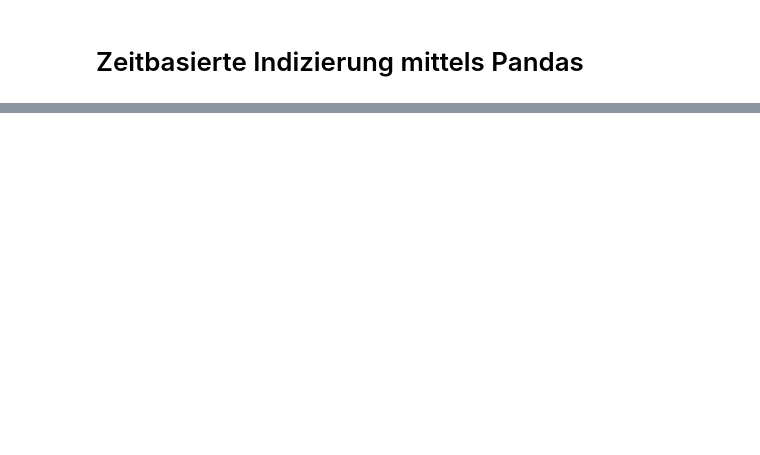
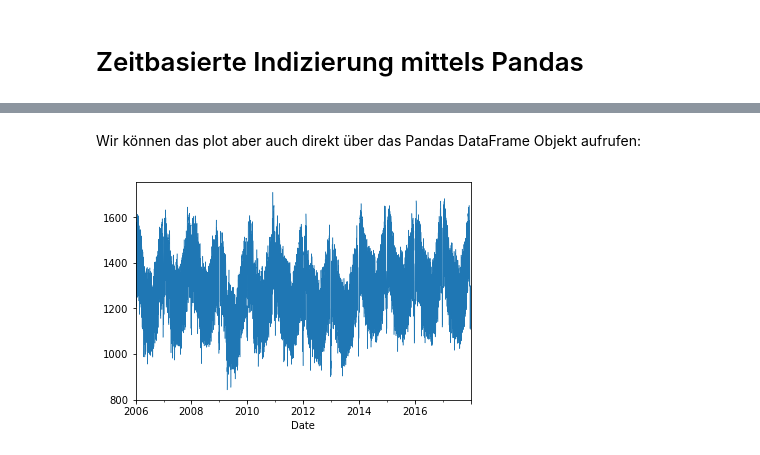
Before and after one commit to juebrauer/course_introduction_to_python, a Jupyter notebook: 10_fallstudie_gruene_energie/fallstudie_gruene_energie.ipynb, the cells around one changed output, grey strips where cells are left out. Drawn from its saved outputs; the diff is of its cells as text; code cells hidden in the pictures; blank space fills up the shorter version.

```diff
--- a/10_fallstudie_gruene_energie/fallstudie_gruene_energie.ipynb
+++ b/10_fallstudie_gruene_energie/fallstudie_gruene_energie.ipynb
@@ -250,0 +319,7 @@ d
+# %% [markdown]
+Wir können das plot aber auch direkt über das Pandas DataFrame Objekt aufrufen:
+# %%
+d["Consumption"].plot(linewidth=0.5)
+plt.show()
+# %% [output]
+[figure, added]
```
Also changed, not shown: parts of 43 cells of this notebook.
